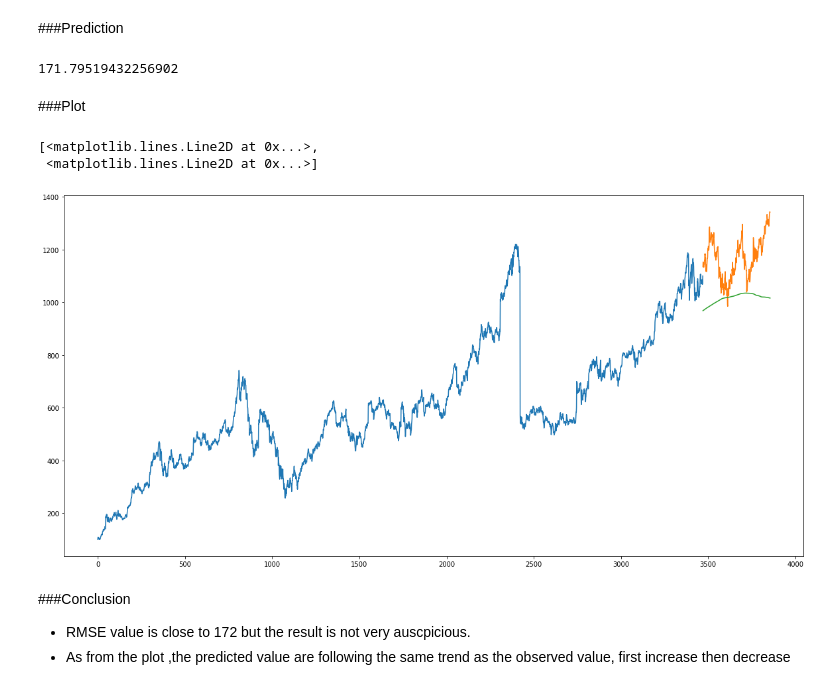
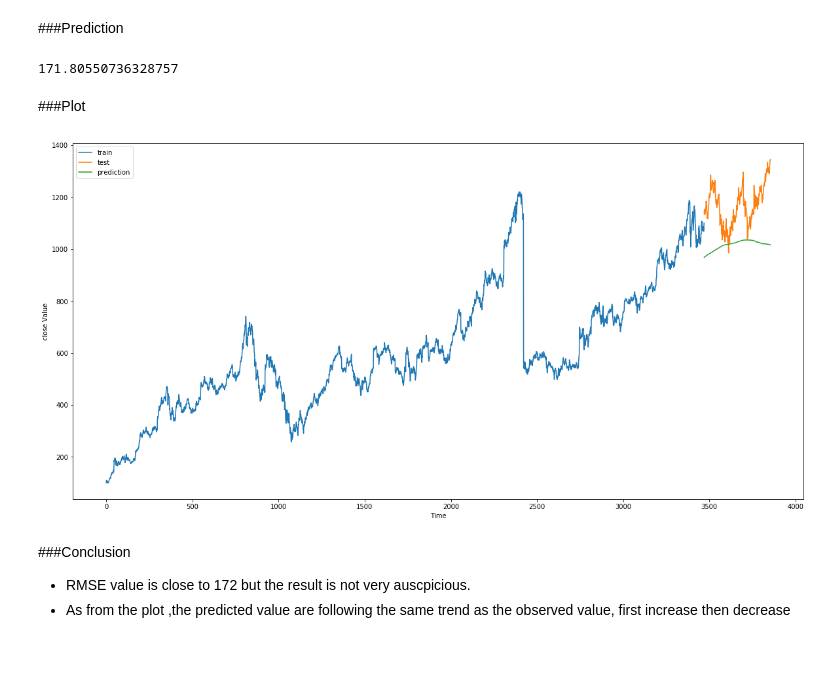
Before and after one commit to Rahullnitp/Alphabet_Inc_Stock_Market_Prediction, a Jupyter notebook: Alphabet_Inc_Stock_Market_Prediction.ipynb, the cells around one changed output. Cells and saved outputs as stored; diff of their text form; code cells hidden in the pictures; blank space fills up the shorter version.

```diff
--- a/Alphabet_Inc_Stock_Market_Prediction.ipynb
+++ b/Alphabet_Inc_Stock_Market_Prediction.ipynb
@@ -36,7 +28,7 @@ Successfully installed alpha-vantage-2.1.2
  Extract data in 'data' and information of data in 'meta_data' variables respectively.
 # %%
 from alpha_vantage.timeseries import TimeSeries
-ts = TimeSeries(key='xxxxxxx',output_format='pandas')
+ts = TimeSeries(key='1Z4BA7A9NKB32IJL',output_format='pandas')
 data, meta_data = ts.get_daily('GOOGL', outputsize='full') #by using symbol as "GOOGL" ,we can extract the data of 'Alphabet Inc.' .
 # %% [markdown]
 Overview of data
@@ -198,21 +201,24 @@ ms=mean_squared_error(np.array(valid['close']), predictions)
 rms=np.sqrt(ms)
 rms                                       # Mathematically: rms=np.sqrt(np.mean(np.power((np.array(y_valid)-predictions),2)))
 # %% [output]
-171.79519432256902
+171.80550736328757
 # %% [markdown]
 ###Plot
 # %%
 #plot
 valid['predictions'] = 0
 valid['predictions'] = predictions
 plt.figure(figsize=(20,10))
-plt.plot(train['close'])
-plt.plot(valid[['close', 'predictions']])
+plt.plot(train['close'],label="train")
+plt.plot(valid['close'],label="test")
+plt.plot(valid['predictions'],label="prediction")
 #plt.plot(data['close'])
+plt.legend()
+plt.xlabel("Time")
+plt.ylabel("close Value")
+plt.show()
 # %% [output]
-[<matplotlib.lines.Line2D at 0x...>,
- <matplotlib.lines.Line2D at 0x...>]
-[figure, old version]
+[figure, new version]
 # %% [markdown]
 ###Conclusion
 
```
Also changed, not shown: parts of 38 cells of this notebook.
